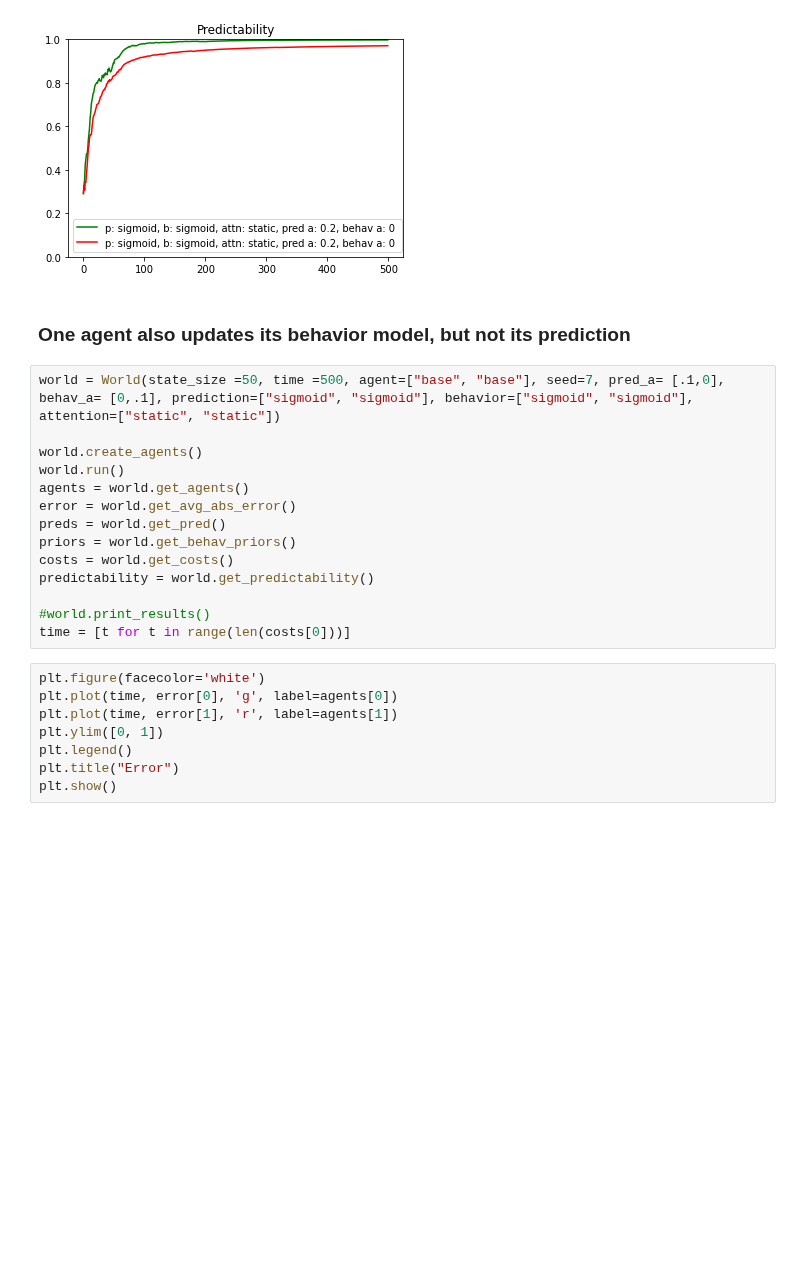
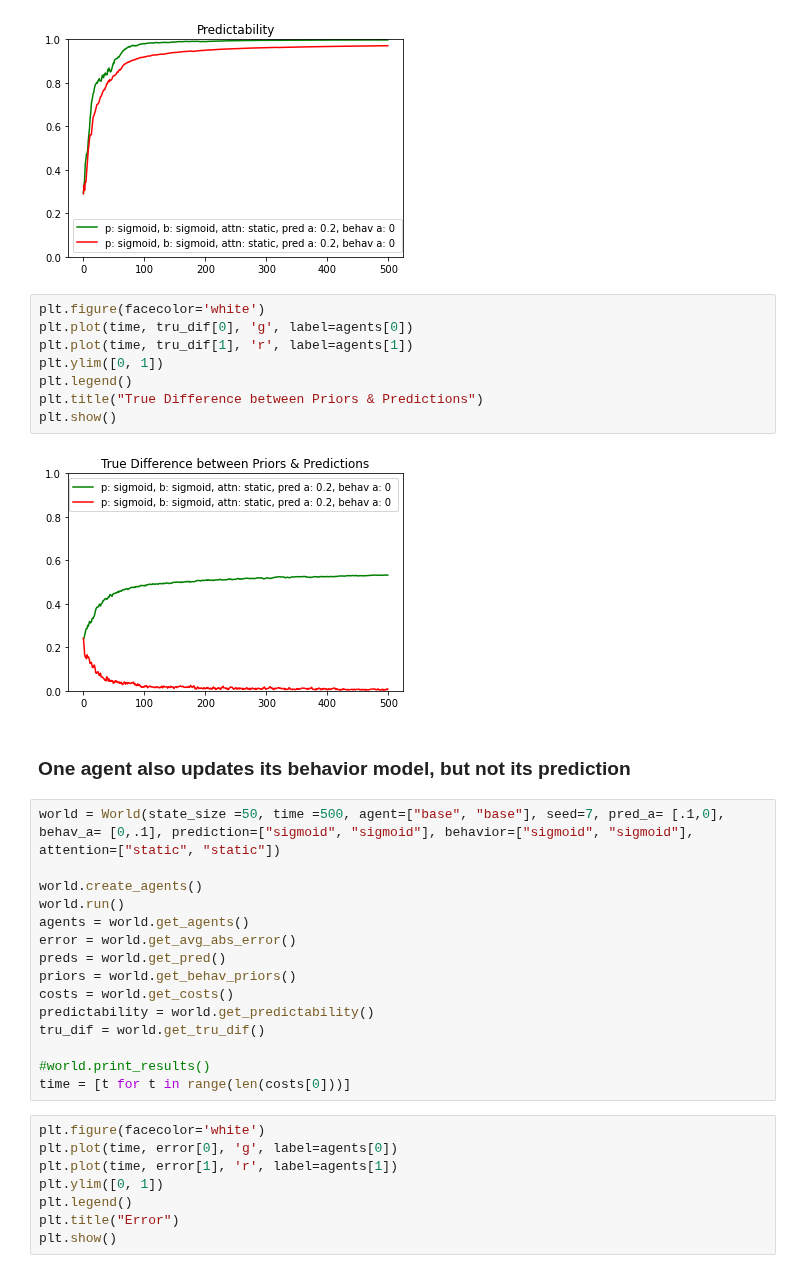
Before and after one commit to rpassas/Social_AI, a Jupyter notebook: experiments/stable_ref_signal.ipynb, the cells around one changed output. Saved outputs shown, nothing was run; the diff lists cells and outputs as text; blank space fills up the shorter version.

```diff
--- a/experiments/stable_ref_signal.ipynb
+++ b/experiments/stable_ref_signal.ipynb
@@ -95,6 +106,16 @@ plt.title("Predictability")
 plt.show()
 # %% [output]
 [figure]
+# %%
+plt.figure(facecolor='white')
+plt.plot(time, tru_dif[0], 'g', label=agents[0])
+plt.plot(time, tru_dif[1], 'r', label=agents[1])
+plt.ylim([0, 1])
+plt.legend()
+plt.title("True Difference between Priors & Predictions")
+plt.show()
+# %% [output]
+[figure, added]
 # %% [markdown]
 ### One agent also updates its behavior model, but not its prediction
 # %%
@@ -108,6 +129,7 @@ preds = world.get_pred()
 priors = world.get_behav_priors()
 costs = world.get_costs()
 predictability = world.get_predictability()
+tru_dif = world.get_tru_dif()
 
 #world.print_results()
 time = [t for t in range(len(costs[0]))]
```
Also changed, not shown: parts of 8 cells of this notebook, 1 other file.
